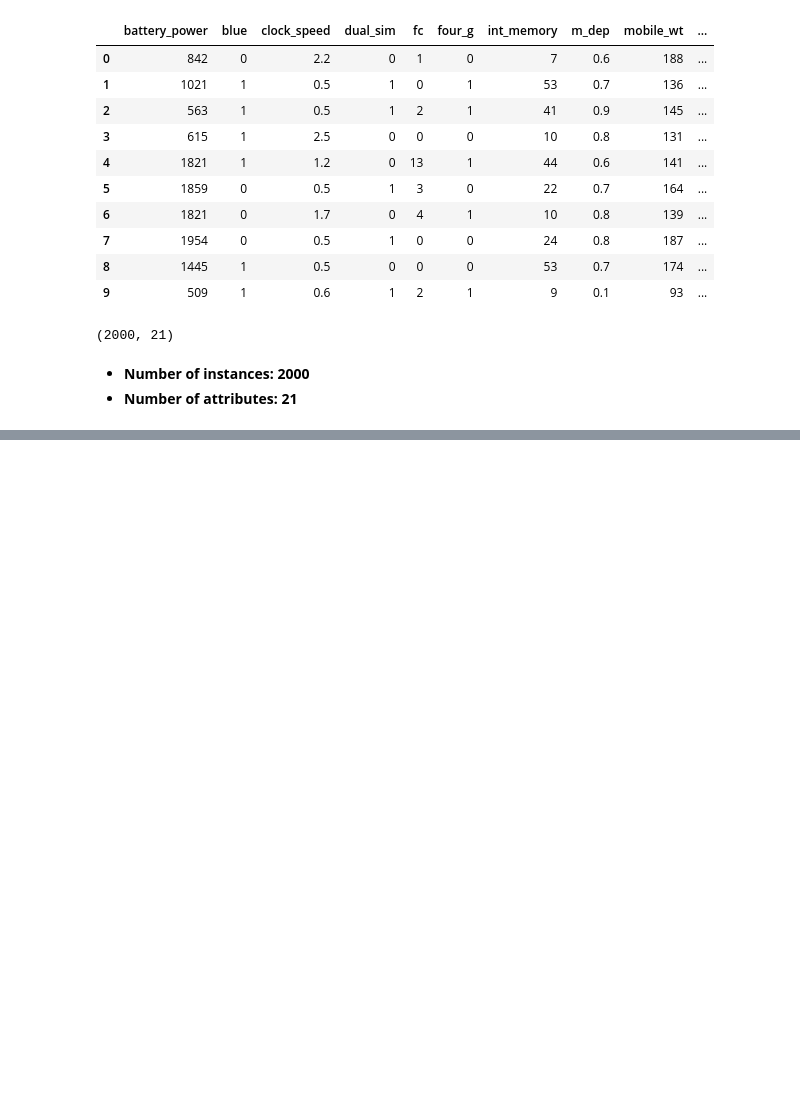
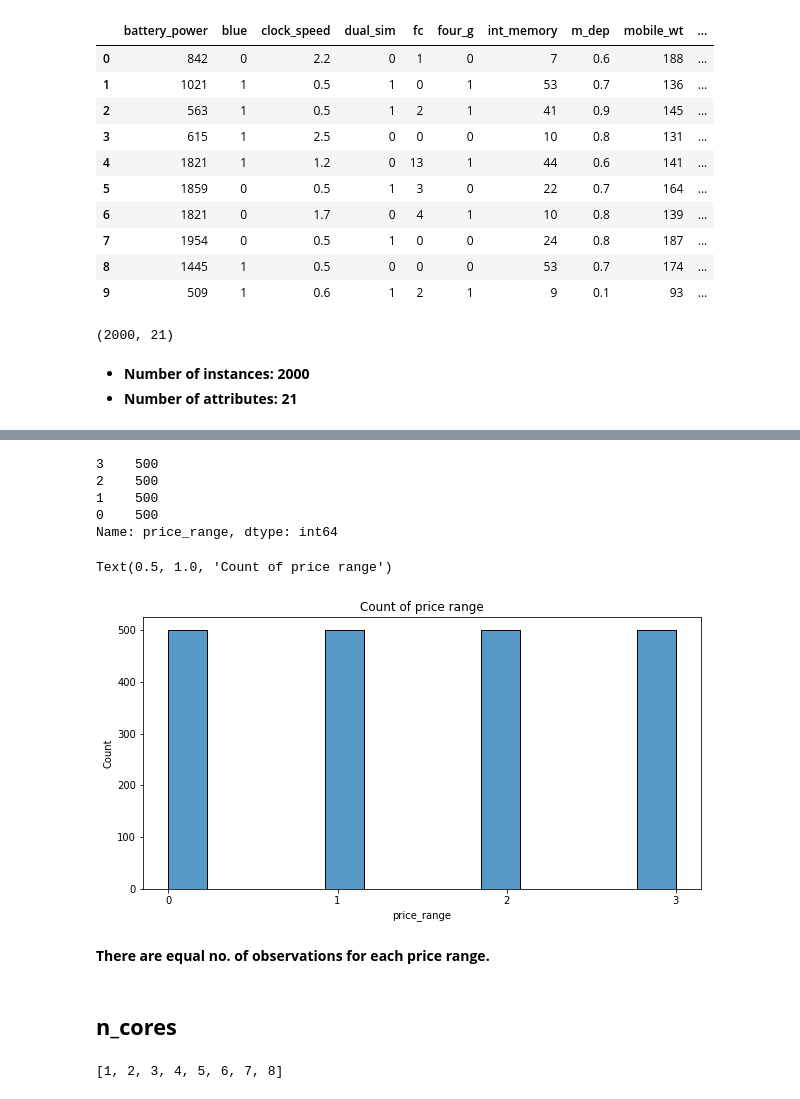
Before and after one commit to PuroshotamSingh/Mobile-Price-Range-Prediction, a Jupyter notebook: Mobile_Price_Range_Prediction_Puroshotam_Singh_Capstone_Project_3.ipynb, the cells around one changed output, grey strips where cells are left out. Cells and saved outputs as stored; diff of their text form; code cells hidden in the pictures; blank space fills up the shorter version.

```diff
--- a/Mobile_Price_Range_Prediction_Puroshotam_Singh_Capstone_Project_3.ipynb
+++ b/Mobile_Price_Range_Prediction_Puroshotam_Singh_Capstone_Project_3.ipynb
@@ -103,0 +164,31 @@ df.shape
+# %%
+# Value counts of each of categories of price_range.
+
+df['price_range'].value_counts()
+# %% [output]
+3    500
+2    500
+1    500
+0    500
+Name: price_range, dtype: int64
+# %%
+# Histplot to show the count of all categories
+
+plt.figure(figsize=(10,5))
+xtick=[0,1,2,3]
+sns.histplot(data=df['price_range'])
+plt.xticks(xtick)
+plt.title('Count of price range')
+# %% [output]
+Text(0.5, 1.0, 'Count of price range')
+[figure, added]
+# %% [markdown]
+**There are equal no. of observations for each price range.**
+# %% [markdown]
+## **n_cores**
+# %%
+# Checking unique categories
+
+sorted(list(df['n_cores'].unique()))
+# %% [output]
+[1, 2, 3, 4, 5, 6, 7, 8]
```
Also changed, not shown: parts of 44 cells of this notebook.
